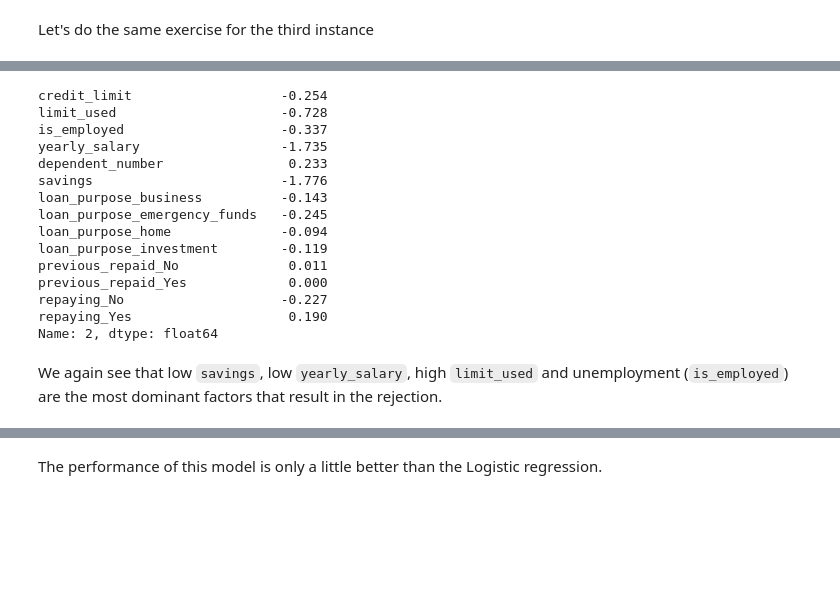
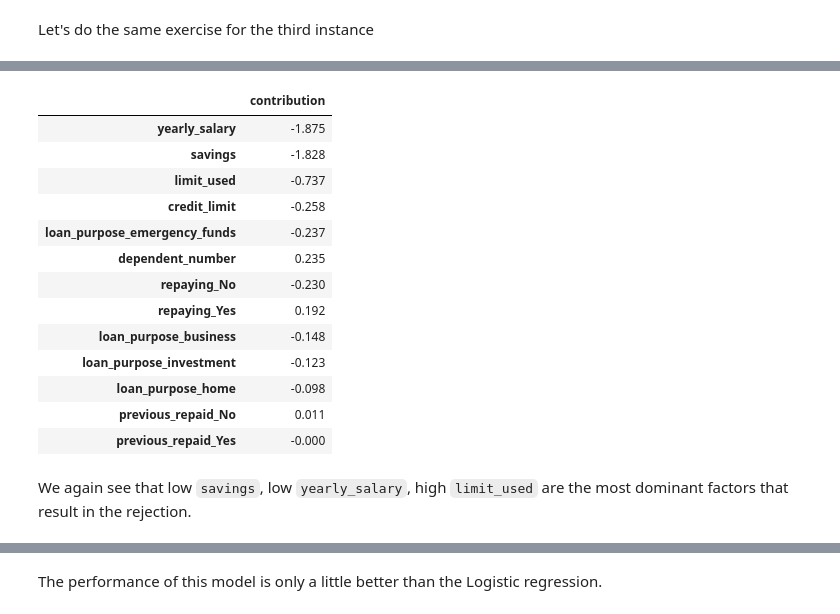
Before and after one commit to liyenhsu/Loan-Granting-Problem, a Jupyter notebook: loan.ipynb, the cells around one changed output, grey strips where cells are left out. Drawn from its saved outputs; the diff is of its cells as text; code cells hidden in the pictures; blank space fills up the shorter version.

```diff
--- a/loan.ipynb
+++ b/loan.ipynb
@@ -564,25 +598,24 @@ repaying_Yes                   -0.397426
 Name: 2, dtype: float64
 # %%
 # instance 2: feature values times the weights
-np.round(X_test.loc[2,:] * lr.coef_.reshape(-1),3)
+Sort_Contributions(2)
 # %% [output]
-credit_limit                   -0.254
-limit_used                     -0.728
-is_employed                    -0.337
-yearly_salary                  -1.735
-dependent_number                0.233
-savings                        -1.776
-loan_purpose_business          -0.143
-loan_purpose_emergency_funds   -0.245
-loan_purpose_home              -0.094
-loan_purpose_investment        -0.119
-previous_repaid_No              0.011
-previous_repaid_Yes             0.000
-repaying_No                    -0.227
-repaying_Yes                    0.190
-Name: 2, dtype: float64
+|  | contribution |
+| yearly_salary | -1.875 |
+| savings | -1.828 |
+| limit_used | -0.737 |
+| credit_limit | -0.258 |
+| loan_purpose_emergency_funds | -0.237 |
+| dependent_number | 0.235 |
+| repaying_No | -0.230 |
+| repaying_Yes | 0.192 |
+| loan_purpose_business | -0.148 |
+| loan_purpose_investment | -0.123 |
+| loan_purpose_home | -0.098 |
+| previous_repaid_No | 0.011 |
+| previous_repaid_Yes | -0.000 |
 # %% [markdown]
-We again see that low ``savings``, low ``yearly_salary``, high ``limit_used`` and unemployment (``is_employed``) are the most dominant factors that result in the rejection.
+We again see that low ``savings``, low ``yearly_salary``, high ``limit_used``  are the most dominant factors that result in the rejection.
 # %%
 # the inner product of feature vector and the weight vector plus the bias term
 z = sum(X_test.loc[2,:] * lr.coef_.reshape(-1)) + lr.intercept_[0]
```
Also changed, not shown: parts of 38 cells of this notebook.
